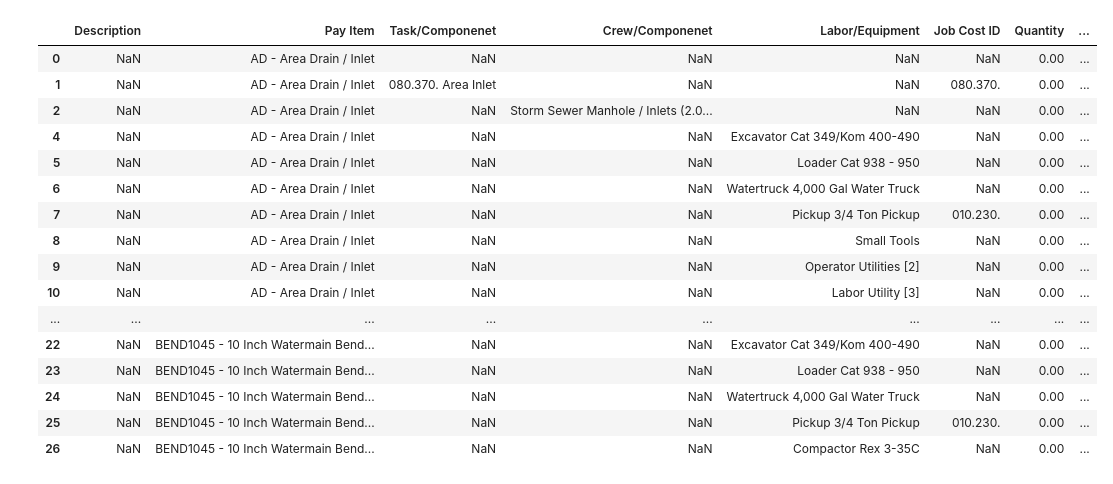
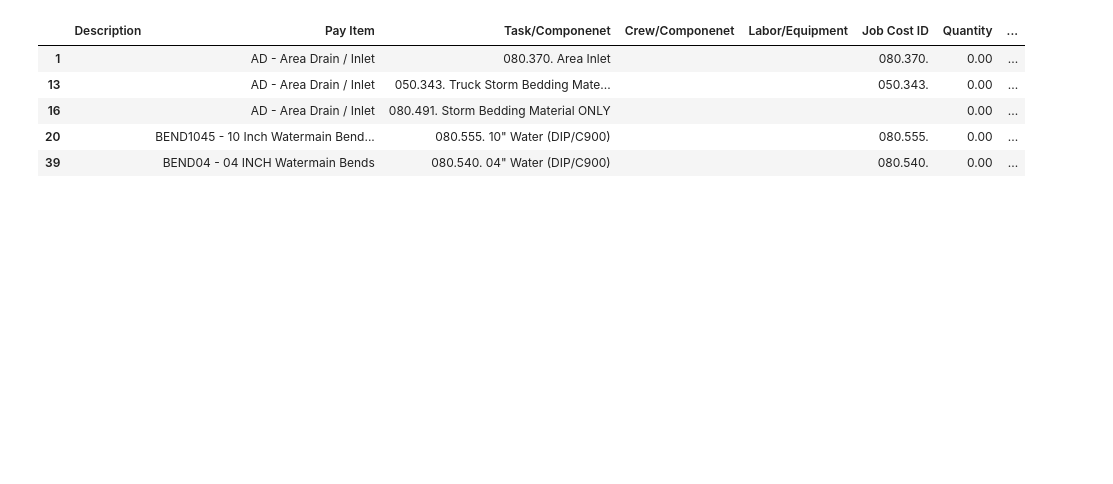
Before and after one commit to willdavis111/FSI-P18-Bid-conforming, a Jupyter notebook: Cost Detail With Job Cost ID report mod.ipynb, the cells around one changed output. Drawn from its saved outputs; the diff is of its cells as text; code cells hidden in the pictures; blank space fills up the shorter version.

```diff
--- a/Cost Detail With Job Cost ID report mod.ipynb
+++ b/Cost Detail With Job Cost ID report mod.ipynb
@@ -32,6 +32,8 @@ df3 = df2[df2["Unit Direct Cost"].str.contains("$")]
 # fill blank pay items with item above for hiararchy
 df3['Pay Item'] = df3['Pay Item'].ffill()
 df3[["Category","Hierarchy #", "Hierarchy Structure"]] = "Custom","",""
+# create blank columns for different flags
+df3[["UM Cost ID","UM Used", "Material Inside Task","Has Cost ID", "Is LS","Recomended Cost ID"]] = ""
 # establish categories and hierarchy
 for index, row1 in df3.iterrows():
     hierarchy = 0
@@ -50,3 +52,43 @@ for index, row1 in df3.iterrows():
                 if no_bracket_value in list(cat[0][cat[1]]):
                     df3.at[index,"Category"] = cat[2]
                     df3.at[index,"Hierarchy #"] = hierarchy
+# %%
+# flag items with same cost ID but different Ums that are not materials or misc
+# flag all, will adjust for subbed and materials thot don't matter
+cost_id_list = list(df3["Job Cost ID"].unique())
+for cost_id in cost_id_list:
+    df_filtered = df3[df3["Job Cost ID"] == cost_id]
+    UM_list = list(df_filtered['UM'].unique())
+    UM_str = " ,".join(UM_list)
+    if len(UM_list) != 1:
+        df3.loc[df3['Job Cost ID'] == cost_id, "UM Cost ID"] = "Different"
+        df3.loc[df3['Job Cost ID'] == cost_id, "UM Used"] = UM_str
+    else:
+        df3.loc[df3['Job Cost ID'] == cost_id, "UM Cost ID"] = "Same"
+        df3.loc[df3['Job Cost ID'] == cost_id, "UM Used"] = UM_str
+# %%
+
+# Flag materials inside of tasks or other items
+def material_in_task_col(row):
+    if row["Category"] == "Material" and row["Hierarchy #"] > 2:
+        return 'Inside Task'
+    else:
+        return " "
+# Flag materials without cost ID
+def material_no_cost_ID(row):
+    if row["Category"] == "Material" or row["Category"] == "Task" and row["Job Cost ID"] == "":
+        return 'No'
+    else:
+        return " "
+
+# Flag LS items
+def is_ls_um(row):
+    if row["UM"] == "LS":
+        return 'Yes'
+    else:
+        return " "
+
+df3 = df3.fillna("")
+df3["Material Inside Task"] = df3.apply(material_in_task_col, axis=1)
+df3["Has Cost ID"] = df3.apply(material_no_cost_ID, axis=1)
+df3["Is LS"] = df3.apply(is_ls_um, axis=1)
@@ -53,22 +116,11 @@ for index, row1 in df3.iterrows():
 # %%
 # df3[df3['Hierarchy #'] == 1]
-df3.head(25)
+df3[df3['Category'] == "Task"].head(5)
 # %% [output]
 |  | Description | Pay Item | Task/Componenet | Crew/Componenet | Labor/Equipment | Job Cost ID | Quantity | ... |
-| 0 | NaN | AD - Area Drain / Inlet | NaN | NaN | NaN | NaN | 0.00 | ... |
-| 1 | NaN | AD - Area Drain / Inlet | 080.370. Area Inlet | NaN | NaN | 080.370. | 0.00 | ... |
-| 2 | NaN | AD - Area Drain / Inlet | NaN | Storm Sewer Manhole / Inlets (2.0... | NaN | NaN | 0.00 | ... |
-| 4 | NaN | AD - Area Drain / Inlet | NaN | NaN | Excavator Cat 349/Kom 400-490 | NaN | 0.00 | ... |
-| 5 | NaN | AD - Area Drain / Inlet | NaN | NaN | Loader Cat 938 - 950 | NaN | 0.00 | ... |
-| 6 | NaN | AD - Area Drain / Inlet | NaN | NaN | Watertruck 4,000 Gal Water Truck | NaN | 0.00 | ... |
-| 7 | NaN | AD - Area Drain / Inlet | NaN | NaN | Pickup 3/4 Ton Pickup | 010.230. | 0.00 | ... |
-| 8 | NaN | AD - Area Drain / Inlet | NaN | NaN | Small Tools | NaN | 0.00 | ... |
-| 9 | NaN | AD - Area Drain / Inlet | NaN | NaN | Operator Utilities [2] | NaN | 0.00 | ... |
-| 10 | NaN | AD - Area Drain / Inlet | NaN | NaN | Labor Utility [3] | NaN | 0.00 | ... |
-| ... | ... | ... | ... | ... | ... | ... | ... | ... |
-| 22 | NaN | BEND1045 - 10 Inch Watermain Bend... | NaN | NaN | Excavator Cat 349/Kom 400-490 | NaN | 0.00 | ... |
-| 23 | NaN | BEND1045 - 10 Inch Watermain Bend... | NaN | NaN | Loader Cat 938 - 950 | NaN | 0.00 | ... |
-| 24 | NaN | BEND1045 - 10 Inch Watermain Bend... | NaN | NaN | Watertruck 4,000 Gal Water Truck | NaN | 0.00 | ... |
-| 25 | NaN | BEND1045 - 10 Inch Watermain Bend... | NaN | NaN | Pickup 3/4 Ton Pickup | 010.230. | 0.00 | ... |
-| 26 | NaN | BEND1045 - 10 Inch Watermain Bend... | NaN | NaN | Compactor Rex 3-35C | NaN | 0.00 | ... |
+| 1 |  | AD - Area Drain / Inlet | 080.370. Area Inlet |  |  | 080.370. | 0.00 | ... |
+| 13 |  | AD - Area Drain / Inlet | 050.343. Truck Storm Bedding Mate... |  |  | 050.343. | 0.00 | ... |
+| 16 |  | AD - Area Drain / Inlet | 080.491. Storm Bedding Material ONLY |  |  |  | 0.00 | ... |
+| 20 |  | BEND1045 - 10 Inch Watermain Bend... | 080.555. 10" Water (DIP/C900) |  |  | 080.555. | 0.00 | ... |
+| 39 |  | BEND04 - 04 INCH Watermain Bends | 080.540. 04" Water (DIP/C900) |  |  | 080.540. | 0.00 | ... |
 # %%
```
Also changed, not shown: parts of 2 cells of this notebook.
